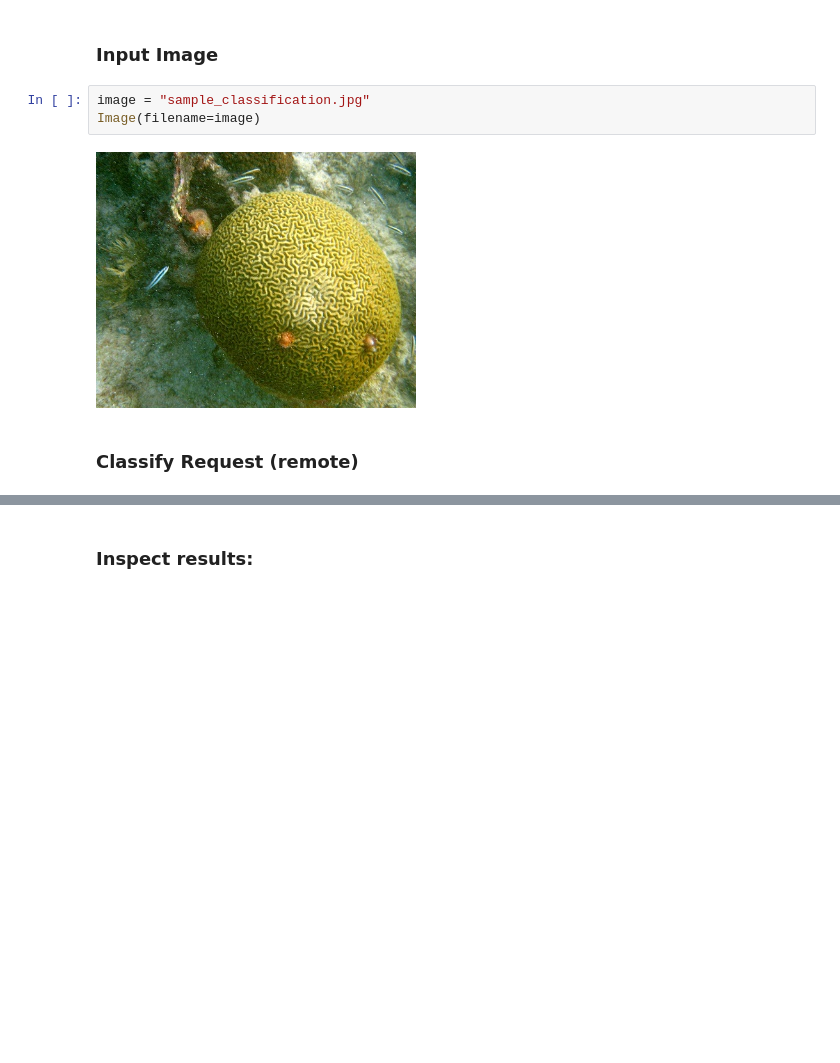
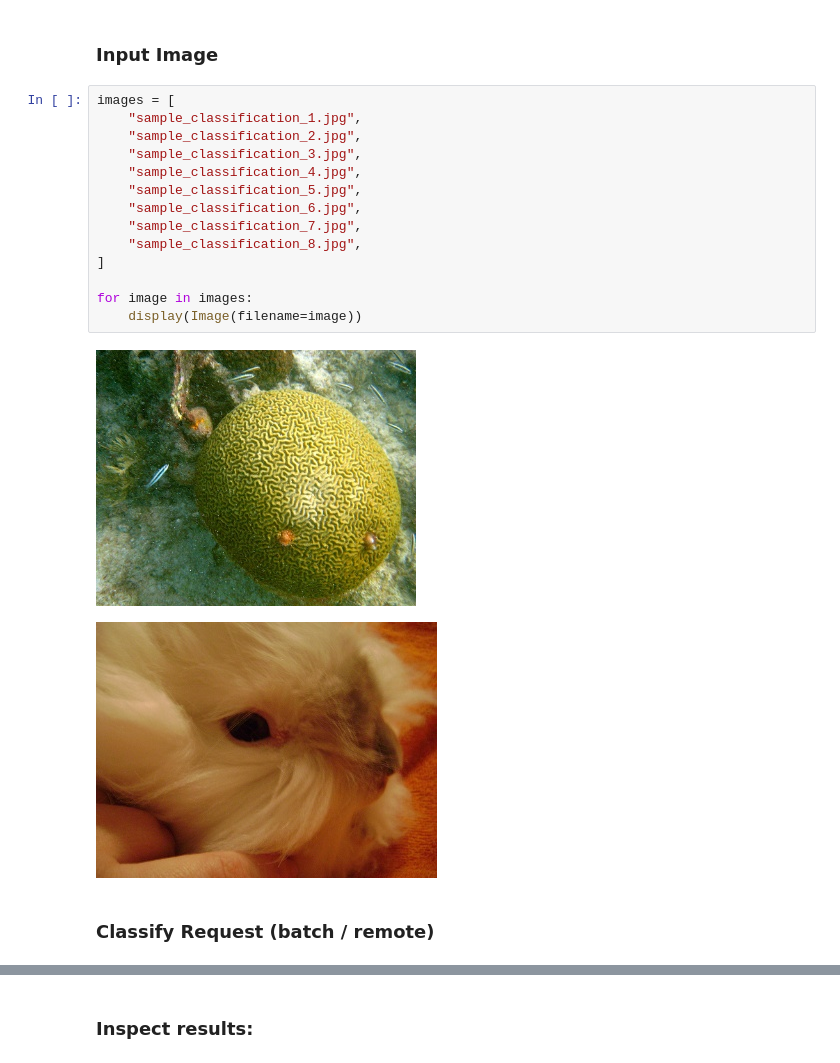
Before and after one commit to bluetiger9/VCK5000-AIaaS, a Jupyter notebook: Client/Python/Classify-Image-Batch.ipynb, the cells around one changed output, grey strips where cells are left out. Cells and saved outputs as stored; diff of their text form; blank space fills up the shorter version.

Commit message:
Image Batch Classify: API + Implementation + Examples

```diff
--- a/Client/Python/Classify-Image.ipynb
+++ b/Client/Python/Classify-Image-Batch.ipynb
@@ -11,11 +11,23 @@ from IPython.display import Image
 apiServer = "http://x570-test.local:8080/api/v1"
 # %% [markdown]
 ### Input Image
-# %%
-image = "sample_classification.jpg"
-Image(filename=image)
-# %% [output]
-[figure, removed]
+# %%
+images = [
+    "sample_classification_1.jpg",
+    "sample_classification_2.jpg",
+    "sample_classification_3.jpg",
+    "sample_classification_4.jpg",
+    "sample_classification_5.jpg",
+    "sample_classification_6.jpg",
+    "sample_classification_7.jpg",
+    "sample_classification_8.jpg",
+]
+
+for image in images:
+    display(Image(filename=image))
+# %% [output]
+[figure, added]
+[figure, added]
 # %% [markdown]
-### Classify Request (remote)
+### Classify Request (batch / remote)
 # %%
```
Also changed, not shown: parts of 2 cells of this notebook, 14 other files.
